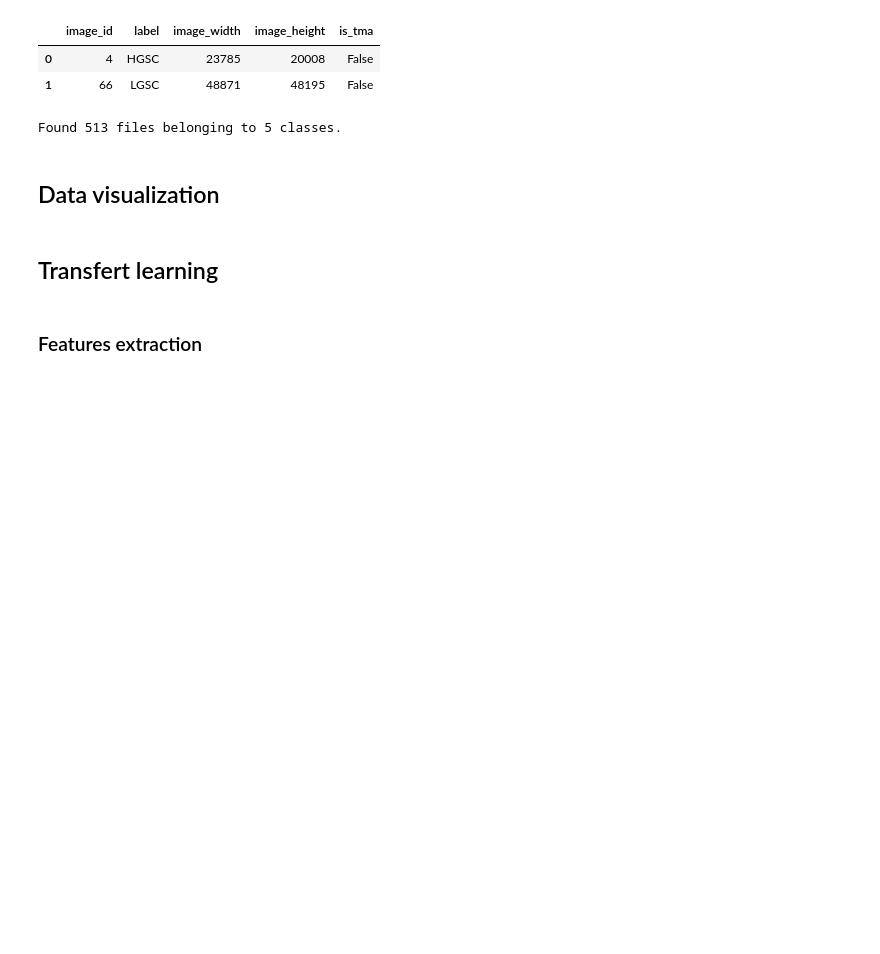
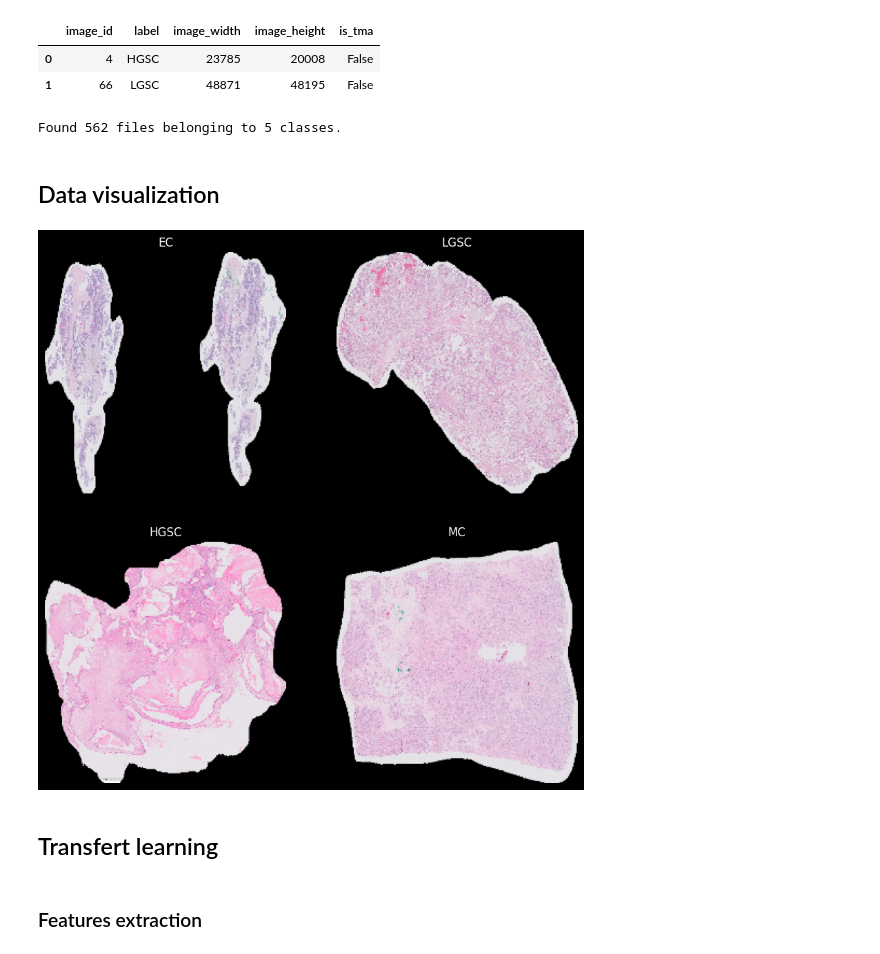
Before and after one commit to ChristopheMpagaDSTI/UBC-tumor-classification, a Jupyter notebook: tumor-classification2.ipynb, the cells around one changed output. Drawn from its saved outputs; the diff is of its cells as text; code cells hidden in the pictures; blank space fills up the shorter version.

```diff
--- a/tumor-classification2.ipynb
+++ b/tumor-classification2.ipynb
@@ -53,7 +52,7 @@ labels_list = train_csv["label"].tolist()
 
 BATCH_SIZE = None
 # IMG_SIZE = (160, 160)
-IMG_SIZE = (331, 331)
+IMG_SIZE = (224, 224)
 
 train_dataset = tf.keras.utils.image_dataset_from_directory(source,
                                                             labels = "inferred",
@@ -64,21 +63,23 @@ train_dataset = tf.keras.utils.image_dataset_from_directory(source,
                                                             # validation_split = 0.2,
                                                             seed = 123)
 # %% [output]
-Found 513 files belonging to 5 classes.
+Found 562 files belonging to 5 classes.
 # %% [markdown]
 ## Data visualization
 # %%
 # import matplotlib.pyplot as plt
-# class_names = train_dataset.class_names
+class_names = train_dataset.class_names
 
-# plt.figure(figsize=(10, 10))
-# for images, labels in train_dataset.take(1):
-#   for i in range(4):
-#     # print(class_names[labels[i]])
-#     ax = plt.subplot(2, 2, i + 1)
-#     plt.imshow(images[i].numpy().astype("uint8"))
-#     plt.title(class_names[labels[i]])
-#     plt.axis("off")
+plt.figure(figsize=(10, 10))
+for images, labels in train_dataset.take(1):
+  for i in range(4):
+    # print(class_names[labels[i]])
+    ax = plt.subplot(2, 2, i + 1)
+    plt.imshow(images[i].numpy().astype("uint8"))
+    plt.title(class_names[labels[i]])
+    plt.axis("off")
+# %% [output]
+[figure, added]
 # %%
 # print('Number of validation batches: %d' % tf.data.experimental.cardinality(validation_dataset))
 # print('Number of test batches: %d' % tf.data.experimental.cardinality(test_dataset))
```
Also changed, not shown: parts of 23 cells of this notebook.
